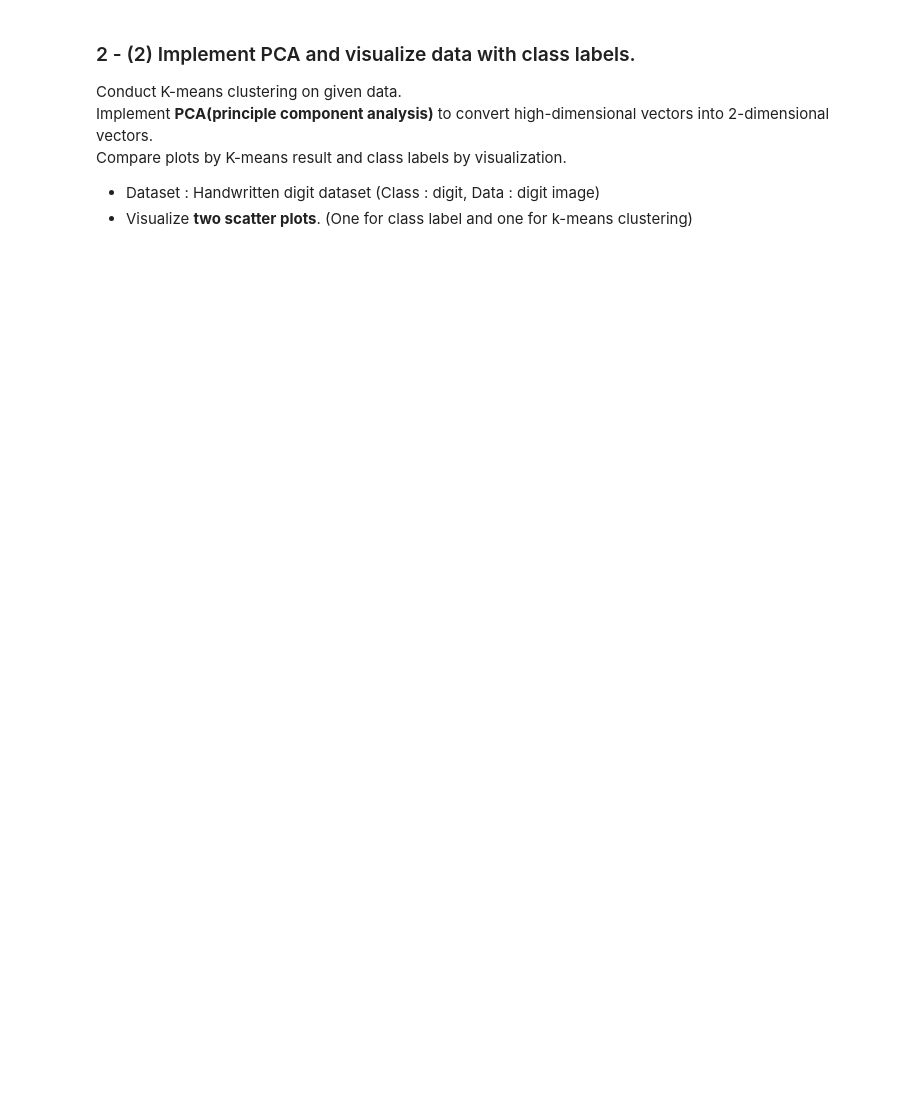
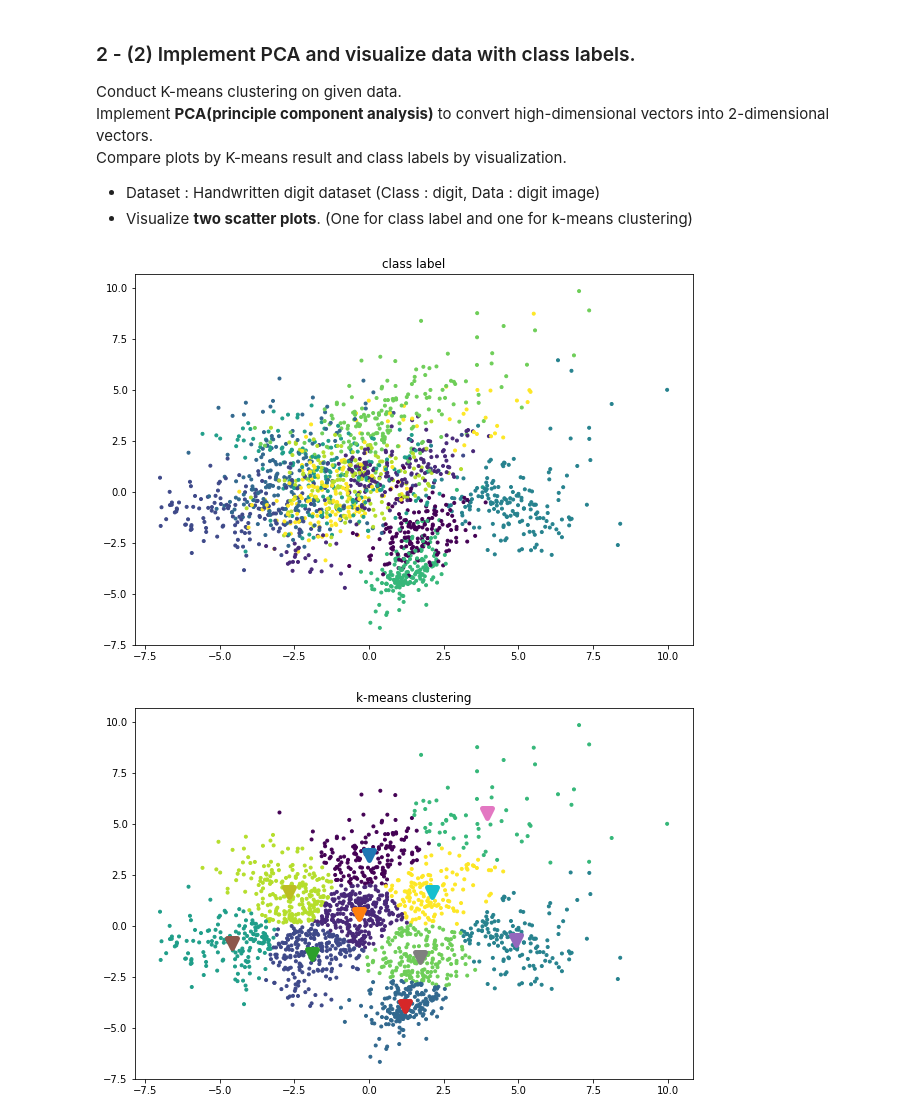
Before and after one commit to ZzanzuCodeFactory/ML_assignment, a Jupyter notebook: assignment3/HW3_2013190702_이찬주.ipynb, the cells around one changed output. Cells and saved outputs as stored; diff of their text form; code cells hidden in the pictures; blank space fills up the shorter version.

```diff
--- a/assignment3/HW3_2013190702_이찬주.ipynb
+++ b/assignment3/HW3_2013190702_이찬주.ipynb
@@ -207,0 +242,33 @@ labels = digits.target
+# %%
+# use sklearn.decomposition.PCA
+digits = load_digits()
+data = scale(digits.data)
+labels = digits.target
+
+# Your Code Here
+target_num = len(digits['target_names']) # 10개
+reduced_data = PCA(n_components=2).fit_transform(data) # feature reduction(64->2)
+
+'''K-means clustering plot'''
+model = KMeans(init='random', n_clusters=target_num).fit(reduced_data)
+
+LABEL_COLOR_MAP = {idx:label for idx, label in enumerate(set(labels))}
+label_color= [LABEL_COLOR_MAP[l] for l in model.labels_] # 숫자 인덱스 : 0~9
+
+centroids= model.cluster_centers_
+
+plt.rcParams["figure.figsize"] = (10, 15)
+plt.subplot(211)
+plt.title('class label')
+plt.scatter(x=reduced_data[:,0], y=reduced_data[:, 1], marker='.', c = labels)
+plt.figure()
+
+plt.subplot(212)
+plt.title("k-means clustering")
+plt.scatter(x=reduced_data[:, 0], y=reduced_data[:, 1], marker='.', c=label_color, label=labels)
+for ctd in centroids:
+    plt.scatter(ctd[0], ctd[1], marker='v', s=100, linewidths=5, zorder=5)
+# End Your Code
+# %% [output]
+[figure, added]
+[figure, added]
```
Also changed, not shown: parts of 10 cells of this notebook, 1 other file.
